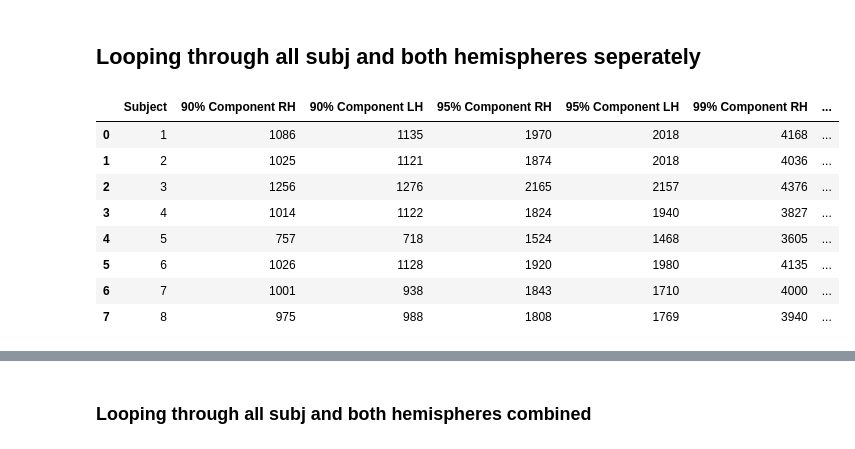
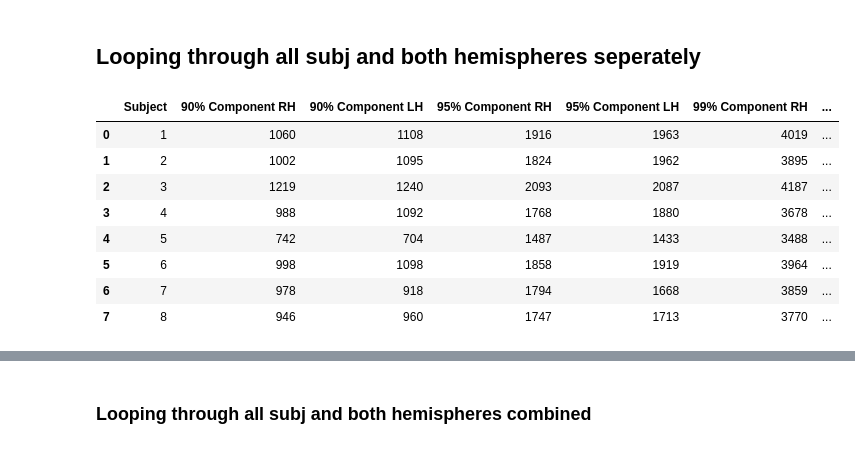
Before and after one commit to RaghavVacher/aml_project_2023, a Jupyter notebook: hand-in/Exploration/PCA_exploration.ipynb, the cells around one changed output, grey strips where cells are left out. Saved outputs shown, nothing was run; the diff lists cells and outputs as text; code cells hidden in the pictures.

```diff
--- a/hand-in/Exploration/PCA_exploration.ipynb
+++ b/hand-in/Exploration/PCA_exploration.ipynb
@@ -33,8 +33,8 @@ for subject in range(1,8+1):
     subj.append(str(subject))
     #load data
     path = '/Users/emilykruger/Documents/GitHub/aml_project_2023/data/training_split/subj0' + str(subject)
-    data_lh = np.load(path + 'training_fmri/lh_training_fmri.npy')
-    data_rh = np.load(path + '/training_fmri/rh_training_fmri.npy')
+    data_lh = np.load(path + '/training_fmri/lh_train_fmri.npy')
+    data_rh = np.load(path + '/training_fmri/rh_train_fmri.npy')
 
     #PCA_rh
     pca_rh = PCA(n_components=data_rh.shape[0])
@@ -48,41 +48,41 @@ for subject in range(1,8+1):
     #get the index of the first component with which me can explain 95% of variance
     ##rh
     var_rh = np.cumsum(pca_rh.explained_variance_ratio_)
     comp_90_rh.append(np.where(var_rh >= .90)[0][0])
     comp_95_rh.append(np.where(var_rh >= .95)[0][0])
     comp_99_rh.append(np.where(var_rh >= .99)[0][0])
     ##lh
     var_lh = np.cumsum(pca_lh.explained_variance_ratio_)
     comp_90_lh.append(np.where(var_lh >= .90)[0][0])
     comp_95_lh.append(np.where(var_lh >= .95)[0][0])
     comp_99_lh.append(np.where(var_lh >= .99)[0][0])
 
     #calculate MSE on inversed data
     ##rh
     inversed_rh = pca_rh.inverse_transform(rh_transform)
     rmse_rh.append(np.sqrt(((data_rh-inversed_rh)**2).mean()))
     ##lh
     inversed_lh = pca_lh.inverse_transform(lh_transform)
     rmse_lh.append(np.sqrt(((data_lh-inversed_lh)**2).mean()))
 
 #store results in a df
 PCA_results_separate = pd.DataFrame({'Subject': subj, '90% Component RH': comp_90_rh, '90% Component LH': comp_90_lh,
                            '95% Component RH': comp_95_rh, '95% Component LH': comp_95_lh,
                            '99% Component RH': comp_99_rh, '99% Component LH': comp_99_lh,
                            'Inverse RSME RH': rmse_rh, 'Inverse RSME LH': rmse_lh})
 
 #print results
 PCA_results_separate
 # %% [output]
 |  | Subject | 90% Component RH | 90% Component LH | 95% Component RH | 95% Component LH | 99% Component RH | ... |
-| 0 | 1 | 1086 | 1135 | 1970 | 2018 | 4168 | ... |
-| 1 | 2 | 1025 | 1121 | 1874 | 2018 | 4036 | ... |
-| 2 | 3 | 1256 | 1276 | 2165 | 2157 | 4376 | ... |
-| 3 | 4 | 1014 | 1122 | 1824 | 1940 | 3827 | ... |
-| 4 | 5 | 757 | 718 | 1524 | 1468 | 3605 | ... |
-| 5 | 6 | 1026 | 1128 | 1920 | 1980 | 4135 | ... |
-| 6 | 7 | 1001 | 938 | 1843 | 1710 | 4000 | ... |
-| 7 | 8 | 975 | 988 | 1808 | 1769 | 3940 | ... |
+| 0 | 1 | 1060 | 1108 | 1916 | 1963 | 4019 | ... |
+| 1 | 2 | 1002 | 1095 | 1824 | 1962 | 3895 | ... |
+| 2 | 3 | 1219 | 1240 | 2093 | 2087 | 4187 | ... |
+| 3 | 4 | 988 | 1092 | 1768 | 1880 | 3678 | ... |
+| 4 | 5 | 742 | 704 | 1487 | 1433 | 3488 | ... |
+| 5 | 6 | 998 | 1098 | 1858 | 1919 | 3964 | ... |
+| 6 | 7 | 978 | 918 | 1794 | 1668 | 3859 | ... |
+| 7 | 8 | 946 | 960 | 1747 | 1713 | 3770 | ... |
 # %%
 print(f'Number of Components for 90%: {max(comp_90_rh + comp_90_lh)}\n',
     f'Number of Components for 95%: {max(comp_95_rh + comp_95_lh)}\n',
```
Also changed, not shown: parts of 8 cells of this notebook.
